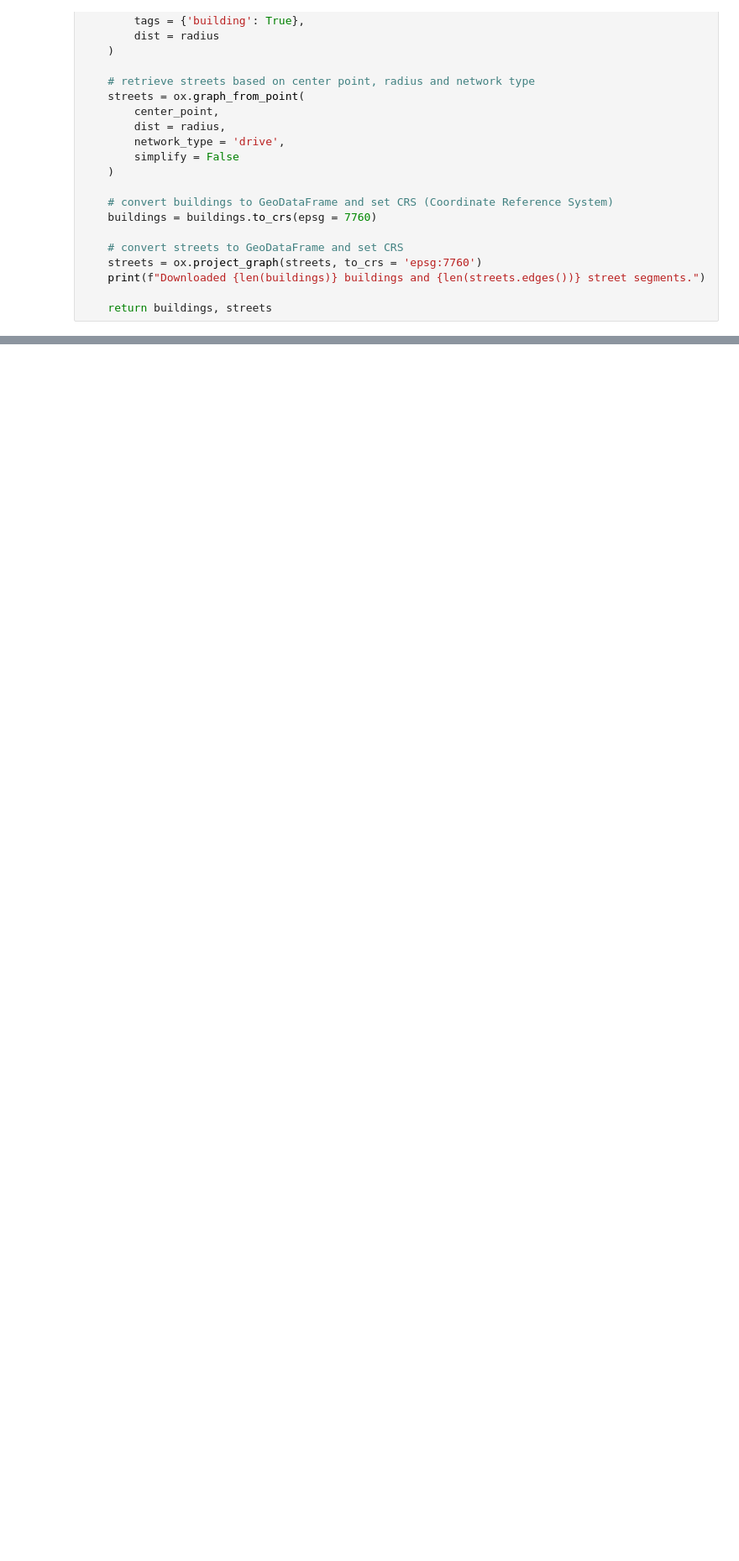
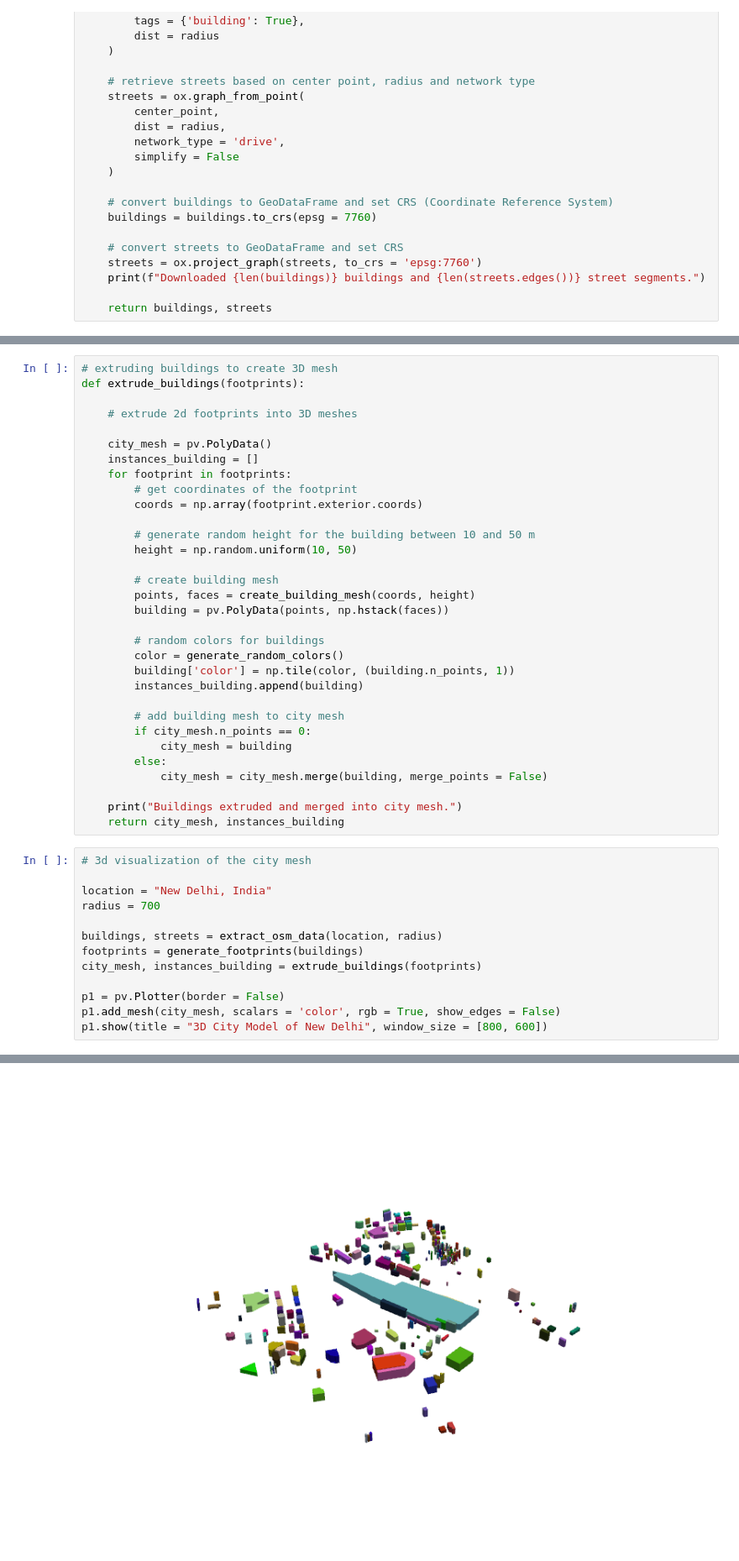
Before and after one commit to devyani-gauri/delhi-aqi-world-model, a Jupyter notebook: notebooks/data.ipynb, the cells around one changed output, grey strips where cells are left out. Shown at 84% size. Saved outputs shown, nothing was run; the diff lists cells and outputs as text; blank space fills up the shorter version.

Commit message:
3d rendering of buildings and city mesh

```diff
--- a/notebooks/data.ipynb
+++ b/notebooks/data.ipynb
@@ -41,0 +140,46 @@ extract_osm_data("New Delhi, India", radius=500)
+# %%
+# extruding buildings to create 3D mesh
+def extrude_buildings(footprints):
+
+    # extrude 2d footprints into 3D meshes
+
+    city_mesh = pv.PolyData()
+    instances_building = []
+    for footprint in footprints:
+        # get coordinates of the footprint
+        coords = np.array(footprint.exterior.coords)
+
+        # generate random height for the building between 10 and 50 m
+        height = np.random.uniform(10, 50)
+
+        # create building mesh
+        points, faces = create_building_mesh(coords, height)
+        building = pv.PolyData(points, np.hstack(faces))
+
+        # random colors for buildings
+        color = generate_random_colors()
+        building['color'] = np.tile(color, (building.n_points, 1))
+        instances_building.append(building)
+
+        # add building mesh to city mesh
+        if city_mesh.n_points == 0:
+            city_mesh = building
+        else:
+            city_mesh = city_mesh.merge(building, merge_points = False)
+
+    print("Buildings extruded and merged into city mesh.")
+    return city_mesh, instances_building
+# %%
+# 3d visualization of the city mesh
+
+location = "New Delhi, India"
+radius = 700
+
+buildings, streets = extract_osm_data(location, radius)
+footprints = generate_footprints(buildings)
+city_mesh, instances_building = extrude_buildings(footprints)
+
+p1 = pv.Plotter(border = False)
+p1.add_mesh(city_mesh, scalars = 'color', rgb = True, show_edges = False)
+p1.show(title = "3D City Model of New Delhi", window_size = [800, 600])
+# %% [output]
@@ -41,0 +192 @@ extract_osm_data("New Delhi, India", radius=500)
+[figure, added]
```
Also changed, not shown: parts of 7 cells of this notebook.
